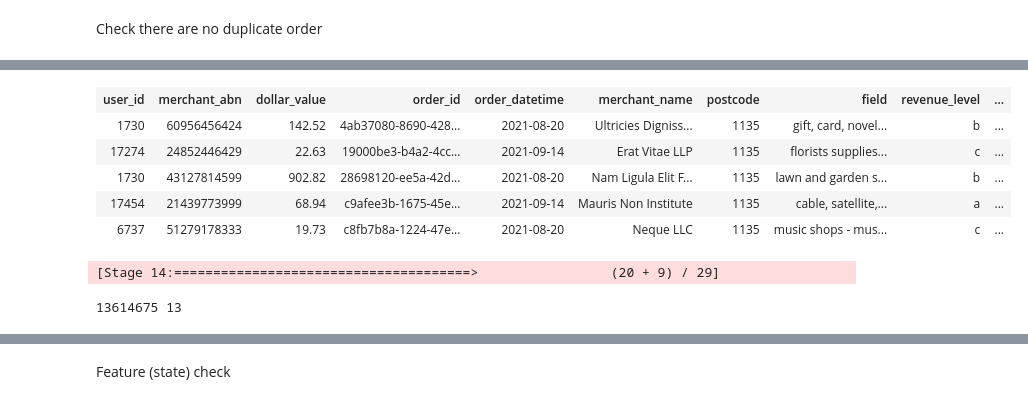
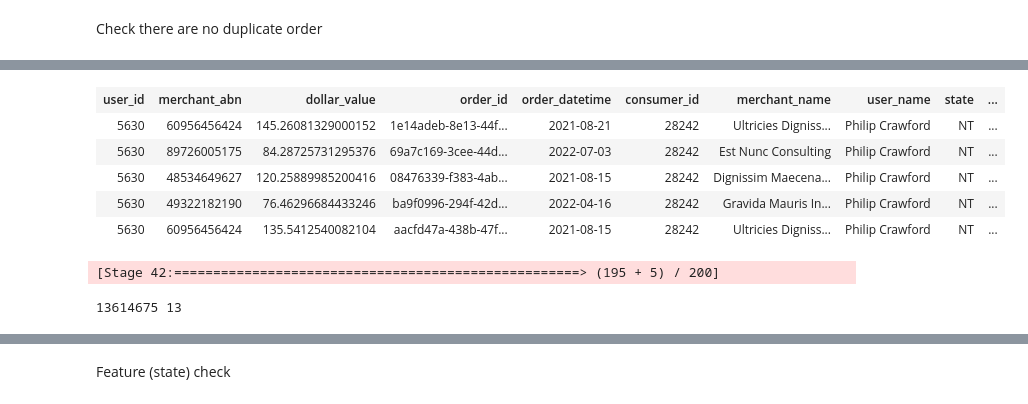
Before and after one commit to MAST30034-Applied-Data-Science/generic-buy-now-pay-later-project-group-28, a Jupyter notebook: notebooks/outlier.ipynb, the cells around one changed output, grey strips where cells are left out. Cells and saved outputs as stored; diff of their text form; code cells hidden in the pictures.

```diff
--- a/notebooks/outlier.ipynb
+++ b/notebooks/outlier.ipynb
@@ -41,6 +53,16 @@ transactions = transactions.unionByName(transactions3)
 curated_csv = transactions.join(consumers, transactions.user_id == consumers.user_id, "leftouter").drop(consumers.user_id)
 curated_csv = curated_csv.join(merchants, curated_csv.merchant_abn == merchants.merchant_abn, "leftouter").drop(merchants.merchant_abn)
 curated_csv = curated_csv.join(consumers_csv, curated_csv.consumer_id == consumers_csv.consumer_id, "leftouter").drop(consumers_csv.consumer_id)
+# %%
+curated_csv = curated_csv.withColumn('tags', expr("substring(tags, 3, length(tags)-4)")) \
+    .withColumn('field', split(col("tags"), "\], \[|\), \(").getItem(0)) \
+        .withColumn('revenue_level', split(col("tags"), "\], \[|\), \(").getItem(1)) \
+            .withColumn('take_rate', split(col("tags"), "\], \[|\), \(").getItem(2)) \
+                .withColumn('take_rate', regexp_extract(col("take_rate"), r'(\d+).(\d+)', 0)) \
+                    .withColumn("take_rate", col('take_rate').cast(FloatType())) \
+                        .withColumn('field', lower(col('field'))) \
+                            .withColumn('revenue_level', lower(col('revenue_level'))) \
+                                .drop("tags")
 # %% [markdown]
 ### General understanding of dataset
 # %%
@@ -79,8 +98,7 @@ AnalysisException: cannot resolve 'isnan(`order_datetime`)' due to data type mis
 # %%
 cols = ['address','gender']
 #curated_csv2 = curated_csv.drop(curated_csv.address)
-curated_csv3 = curated_csv.drop(*cols)
+curated_csv = curated_csv.drop(*cols)
 #curated_csv4 = curated_csv3.drop(curated_csv.user_name)
-curated_csv3.limit(5)
-print(curated_csv3.count(),len(curated_csv3.columns))
+print(curated_csv.count(),len(curated_csv.columns))
 # %% [output]
@@ -89,6 +107,6 @@ print(curated_csv3.count(),len(curated_csv3.columns))
 ### Outlier analysis
 # %%
 # check null value
-curated_csv3 = curated_csv3.dropna()
-print(curated_csv3.count(),len(curated_csv3.columns))
+curated_csv = curated_csv.dropna()
+print(curated_csv.count(),len(curated_csv.columns))
 # %% [output]
@@ -150,17 +122,17 @@ Py4JNetworkError: An error occurred while trying to connect to the Java server (
 # %%
-curated_csv3.limit(5)
+curated_csv.limit(5)
 # %% [output]
-| user_id | merchant_abn | dollar_value | order_id | order_datetime | merchant_name | postcode | field | revenue_level | ... |
-| 1730 | 60956456424 | 142.52 | 4ab37080-8690-428... | 2021-08-20 | Ultricies Digniss... | 1135 | gift, card, novel... | b | ... |
-| 17274 | 24852446429 | 22.63 | 19000be3-b4a2-4cc... | 2021-09-14 | Erat Vitae LLP | 1135 | florists supplies... | c | ... |
-| 1730 | 43127814599 | 902.82 | 28698120-ee5a-42d... | 2021-08-20 | Nam Ligula Elit F... | 1135 | lawn and garden s... | b | ... |
-| 17454 | 21439773999 | 68.94 | c9afee3b-1675-45e... | 2021-09-14 | Mauris Non Institute | 1135 | cable, satellite,... | a | ... |
-| 6737 | 51279178333 | 19.73 | c8fb7b8a-1224-47e... | 2021-08-20 | Neque LLC | 1135 | music shops - mus... | c | ... |
+| user_id | merchant_abn | dollar_value | order_id | order_datetime | consumer_id | merchant_name | user_name | state | ... |
+| 5630 | 60956456424 | 145.26081329000152 | 1e14adeb-8e13-44f... | 2021-08-21 | 28242 | Ultricies Digniss... | Philip Crawford | NT | ... |
+| 5630 | 89726005175 | 84.28725731295376 | 69a7c169-3cee-44d... | 2022-07-03 | 28242 | Est Nunc Consulting | Philip Crawford | NT | ... |
+| 5630 | 48534649627 | 120.25889985200416 | 08476339-f383-4ab... | 2021-08-15 | 28242 | Dignissim Maecena... | Philip Crawford | NT | ... |
+| 5630 | 49322182190 | 76.46296684433246 | ba9f0996-294f-42d... | 2022-04-16 | 28242 | Gravida Mauris In... | Philip Crawford | NT | ... |
+| 5630 | 60956456424 | 135.5412540082104 | aacfd47a-438b-47f... | 2021-08-15 | 28242 | Ultricies Digniss... | Philip Crawford | NT | ... |
 # %%
 # check wrong data
 from os import curdir
 from pyspark.sql import functions as F
-new_data = curated_csv3.filter(
+new_data = curated_csv.filter(
     (F.col('user_id') > 0 )
     & (F.col('dollar_value') >= 0)
     & (F.col('consumer_id') > 0)
@@ -168,7 +140,7 @@ new_data = curated_csv3.filter(
 )
 print(new_data.count(),len(new_data.columns))
 # %% [output]
-[Stage 14:======================================>                 (20 + 9) / 29]
+[Stage 42:====================================================> (195 + 5) / 200]
 13614675 13
 # %%
 new_data.limit(5)
```
Also changed, not shown: parts of 19 cells of this notebook, 16 other files.
